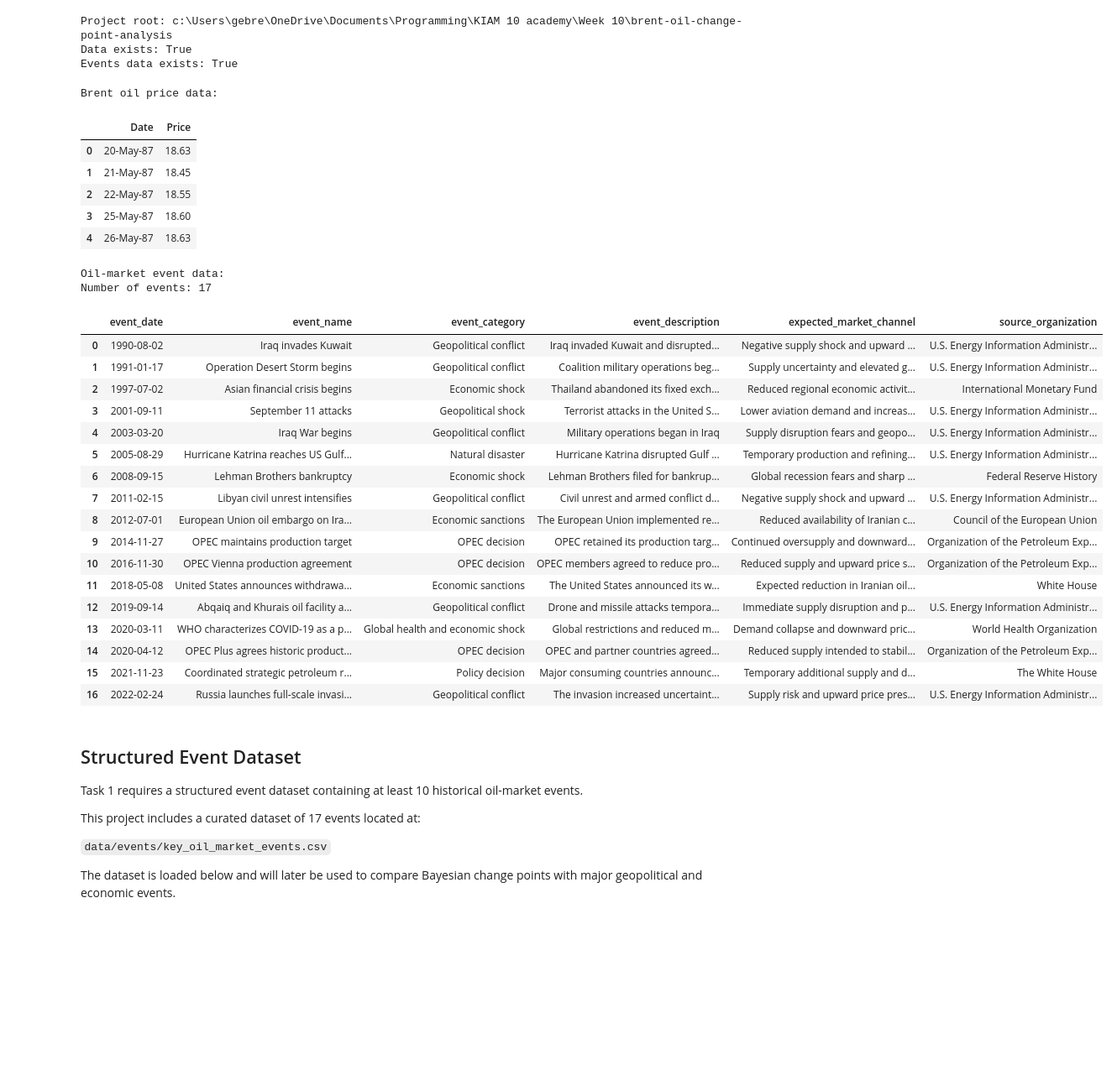
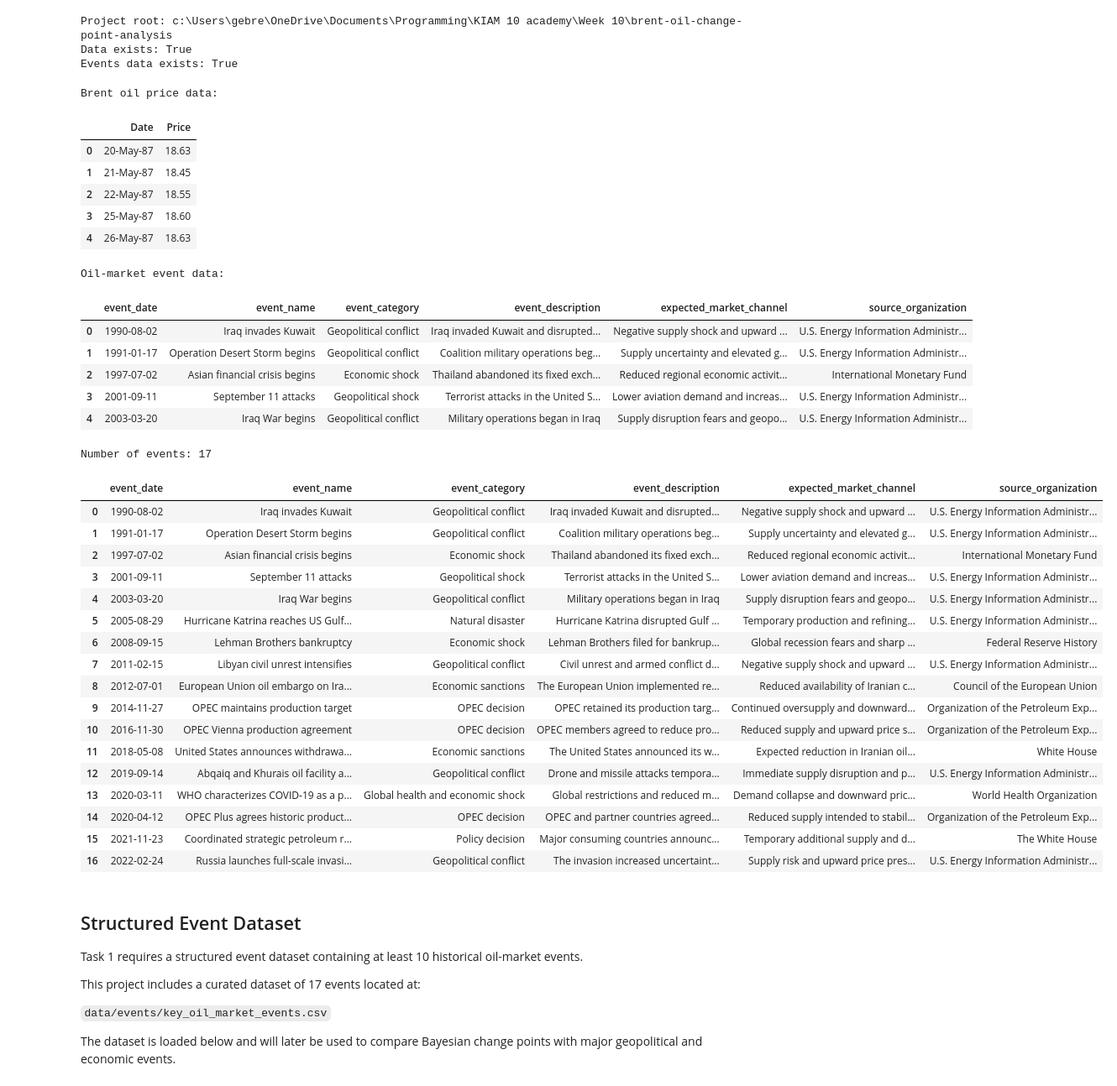
Before and after one commit to Bilen189/brent-oil-change-point-analysis, a Jupyter notebook: notebooks/task_1_foundation_and_eda.ipynb, the cells around one changed output. Shown at 84% size. Saved outputs shown, nothing was run; the diff lists cells and outputs as text; code cells hidden in the pictures; blank space fills up the shorter version.

Commit message:
Strengthen event dataset validation and documentation

```diff
--- a/notebooks/task_1_foundation_and_eda.ipynb
+++ b/notebooks/task_1_foundation_and_eda.ipynb
@@ -39,41 +39,52 @@ Events data exists: True
 # %%
 prices = pd.read_csv(DATA_PATH)
 events = pd.read_csv(EVENTS_PATH)
 
 print("Brent oil price data:")
 display(prices.head())
 
 print("\nOil-market event data:")
-print(f"Number of events: {len(events)}")
-display(events)
+display(events.head())
 # %% [output]
 Brent oil price data:
 |  | Date | Price |
 | 0 | 20-May-87 | 18.63 |
 | 1 | 21-May-87 | 18.45 |
 | 2 | 22-May-87 | 18.55 |
 | 3 | 25-May-87 | 18.60 |
 | 4 | 26-May-87 | 18.63 |
 Oil-market event data:
-Number of events: 17
 |  | event_date | event_name | event_category | event_description | expected_market_channel | source_organization |
 | 0 | 1990-08-02 | Iraq invades Kuwait | Geopolitical conflict | Iraq invaded Kuwait and disrupted... | Negative supply shock and upward ... | U.S. Energy Information Administr... |
 | 1 | 1991-01-17 | Operation Desert Storm begins | Geopolitical conflict | Coalition military operations beg... | Supply uncertainty and elevated g... | U.S. Energy Information Administr... |
 | 2 | 1997-07-02 | Asian financial crisis begins | Economic shock | Thailand abandoned its fixed exch... | Reduced regional economic activit... | International Monetary Fund |
 | 3 | 2001-09-11 | September 11 attacks | Geopolitical shock | Terrorist attacks in the United S... | Lower aviation demand and increas... | U.S. Energy Information Administr... |
 | 4 | 2003-03-20 | Iraq War begins | Geopolitical conflict | Military operations began in Iraq | Supply disruption fears and geopo... | U.S. Energy Information Administr... |
-| 5 | 2005-08-29 | Hurricane Katrina reaches US Gulf... | Natural disaster | Hurricane Katrina disrupted Gulf ... | Temporary production and refining... | U.S. Energy Information Administr... |
-| 6 | 2008-09-15 | Lehman Brothers bankruptcy | Economic shock | Lehman Brothers filed for bankrup... | Global recession fears and sharp ... | Federal Reserve History |
-| 7 | 2011-02-15 | Libyan civil unrest intensifies | Geopolitical conflict | Civil unrest and armed conflict d... | Negative supply shock and upward ... | U.S. Energy Information Administr... |
-| 8 | 2012-07-01 | European Union oil embargo on Ira... | Economic sanctions | The European Union implemented re... | Reduced availability of Iranian c... | Council of the European Union |
-| 9 | 2014-11-27 | OPEC maintains production target | OPEC decision | OPEC retained its production targ... | Continued oversupply and downward... | Organization of the Petroleum Exp... |
-| 10 | 2016-11-30 | OPEC Vienna production agreement | OPEC decision | OPEC members agreed to reduce pro... | Reduced supply and upward price s... | Organization of the Petroleum Exp... |
-| 11 | 2018-05-08 | United States announces withdrawa... | Economic sanctions | The United States announced its w... | Expected reduction in Iranian oil... | White House |
-| 12 | 2019-09-14 | Abqaiq and Khurais oil facility a... | Geopolitical conflict | Drone and missile attacks tempora... | Immediate supply disruption and p... | U.S. Energy Information Administr... |
-| 13 | 2020-03-11 | WHO characterizes COVID-19 as a p... | Global health and economic shock | Global restrictions and reduced m... | Demand collapse and downward pric... | World Health Organization |
-| 14 | 2020-04-12 | OPEC Plus agrees historic product... | OPEC decision | OPEC and partner countries agreed... | Reduced supply intended to stabil... | Organization of the Petroleum Exp... |
-| 15 | 2021-11-23 | Coordinated strategic petroleum r... | Policy decision | Major consuming countries announc... | Temporary additional supply and d... | The White House |
-| 16 | 2022-02-24 | Russia launches full-scale invasi... | Geopolitical conflict | The invasion increased uncertaint... | Supply risk and upward price pres... | U.S. Energy Information Administr... |
+# %%
+print(f"Number of events: {len(events)}")
+print()
+
+display(events)
+# %% [output]
+Number of events: 17
+|  | event_date | event_name | event_category | event_description | expected_market_channel | source_organization |
+| 0 | 1990-08-02 | Iraq invades Kuwait | Geopolitical conflict | Iraq invaded Kuwait and disrupted... | Negative supply shock and upward ... | U.S. Energy Information Administr... |
+| 1 | 1991-01-17 | Operation Desert Storm begins | Geopolitical conflict | Coalition military operations beg... | Supply uncertainty and elevated g... | U.S. Energy Information Administr... |
+| 2 | 1997-07-02 | Asian financial crisis begins | Economic shock | Thailand abandoned its fixed exch... | Reduced regional economic activit... | International Monetary Fund |
+| 3 | 2001-09-11 | September 11 attacks | Geopolitical shock | Terrorist attacks in the United S... | Lower aviation demand and increas... | U.S. Energy Information Administr... |
+| 4 | 2003-03-20 | Iraq War begins | Geopolitical conflict | Military operations began in Iraq | Supply disruption fears and geopo... | U.S. Energy Information Administr... |
+| 5 | 2005-08-29 | Hurricane Katrina reaches US Gulf... | Natural disaster | Hurricane Katrina disrupted Gulf ... | Temporary production and refining... | U.S. Energy Information Administr... |
+| 6 | 2008-09-15 | Lehman Brothers bankruptcy | Economic shock | Lehman Brothers filed for bankrup... | Global recession fears and sharp ... | Federal Reserve History |
+| 7 | 2011-02-15 | Libyan civil unrest intensifies | Geopolitical conflict | Civil unrest and armed conflict d... | Negative supply shock and upward ... | U.S. Energy Information Administr... |
+| 8 | 2012-07-01 | European Union oil embargo on Ira... | Economic sanctions | The European Union implemented re... | Reduced availability of Iranian c... | Council of the European Union |
+| 9 | 2014-11-27 | OPEC maintains production target | OPEC decision | OPEC retained its production targ... | Continued oversupply and downward... | Organization of the Petroleum Exp... |
+| 10 | 2016-11-30 | OPEC Vienna production agreement | OPEC decision | OPEC members agreed to reduce pro... | Reduced supply and upward price s... | Organization of the Petroleum Exp... |
+| 11 | 2018-05-08 | United States announces withdrawa... | Economic sanctions | The United States announced its w... | Expected reduction in Iranian oil... | White House |
+| 12 | 2019-09-14 | Abqaiq and Khurais oil facility a... | Geopolitical conflict | Drone and missile attacks tempora... | Immediate supply disruption and p... | U.S. Energy Information Administr... |
+| 13 | 2020-03-11 | WHO characterizes COVID-19 as a p... | Global health and economic shock | Global restrictions and reduced m... | Demand collapse and downward pric... | World Health Organization |
+| 14 | 2020-04-12 | OPEC Plus agrees historic product... | OPEC decision | OPEC and partner countries agreed... | Reduced supply intended to stabil... | Organization of the Petroleum Exp... |
+| 15 | 2021-11-23 | Coordinated strategic petroleum r... | Policy decision | Major consuming countries announc... | Temporary additional supply and d... | The White House |
+| 16 | 2022-02-24 | Russia launches full-scale invasi... | Geopolitical conflict | The invasion increased uncertaint... | Supply risk and upward price pres... | U.S. Energy Information Administr... |
 # %% [markdown]
 ## Structured Event Dataset
 
```
Also changed, not shown: 1 other file.
